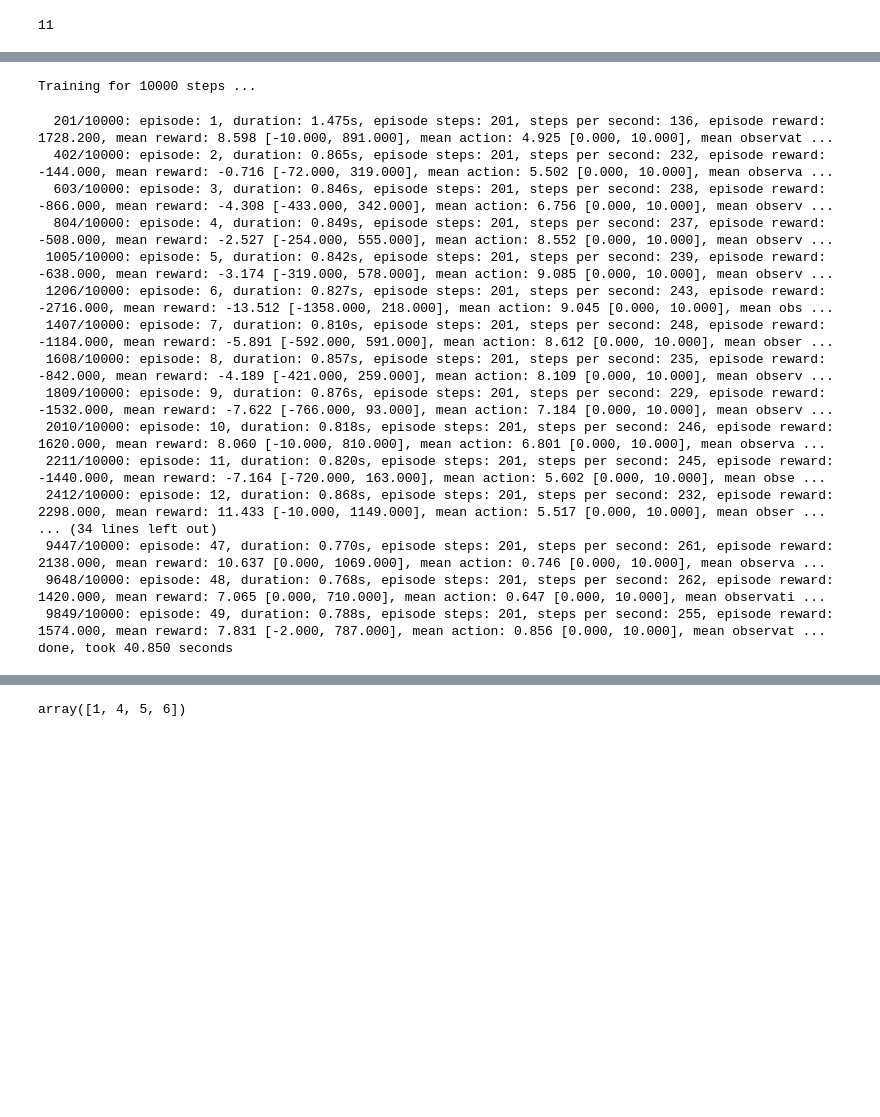
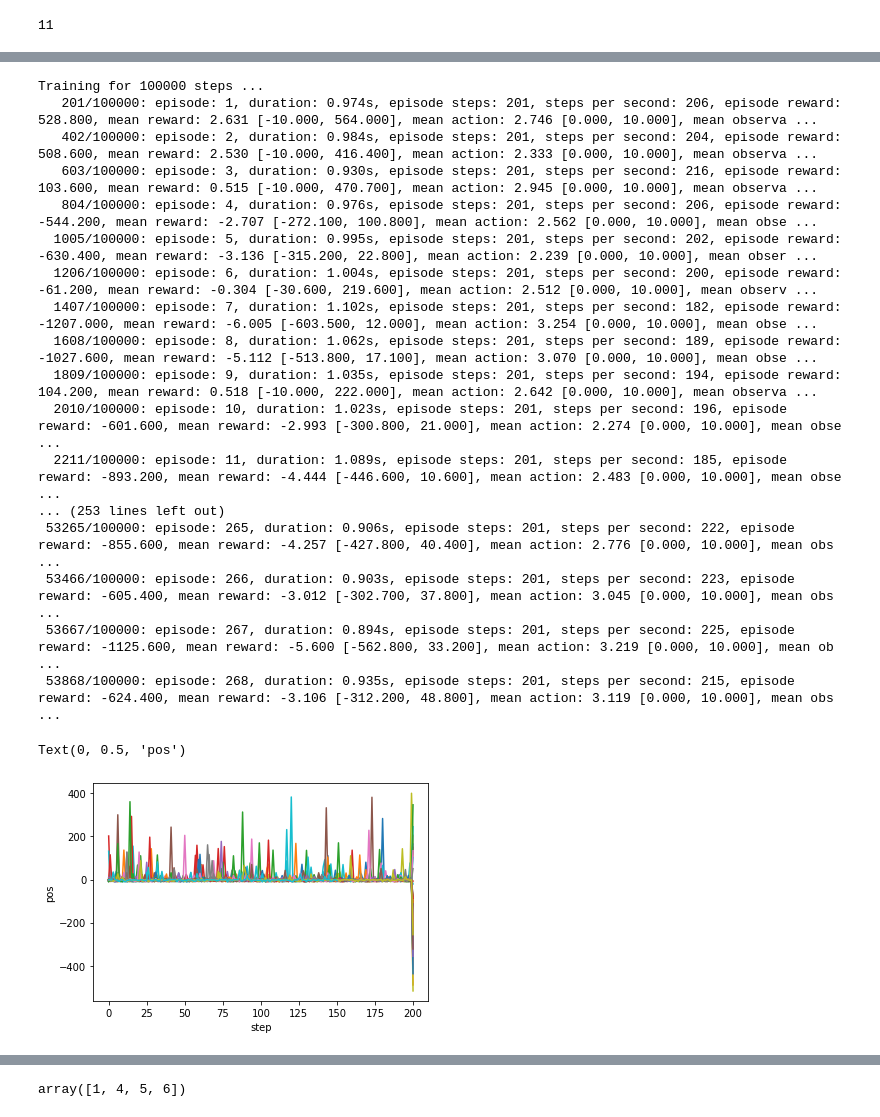
Before and after one commit to TokyoYoshida/GoogleColab, a Jupyter notebook: playground_dqn_keiba.ipynb, the cells around one changed output, grey strips where cells are left out. Cells and saved outputs as stored; diff of their text form; code cells hidden in the pictures; blank space fills up the shorter version.

```diff
--- a/playground_dqn_keiba.ipynb
+++ b/playground_dqn_keiba.ipynb
@@ -348,29 +375,37 @@ pd.DataFrame({"dummy":1},index=[0]).to_csv("h5f/save_start.csv")
 # 定義課題環境に対して、アルゴリズムの学習を実行 （必要に応じて適切なCallbackも定義、設定可能）
 # 上記Processorクラスの適切な設定によって、Agent-環境間の入出力を通して設計課題に対しての学習が進行
 # dqn.fit(env, nb_steps=50000, visualize=False, callbacks=[early_stop], verbose=2)
-dqn.fit(env, nb_steps=10000, visualize=False, verbose=2)
-# 学習後のモデルの重みの出力
-dqn.save_weights("h5f/my_dqn_weights_try_modify_reward.h5f", overwrite=True)
+dqn.fit(env, nb_steps=100000, visualize=False, callbacks=[cb_ep], verbose=2)
 # %% [output]
-Training for 10000 steps ...
+Training for 100000 steps ...
+   201/100000: episode: 1, duration: 0.974s, episode steps: 201, steps per second: 206, episode reward: 528.800, mean reward: 2.631 [-10.000, 564.000], mean action: 2.746 [0.000, 10.000], mean observa ...
+   402/100000: episode: 2, duration: 0.984s, episode steps: 201, steps per second: 204, episode reward: 508.600, mean reward: 2.530 [-10.000, 416.400], mean action: 2.333 [0.000, 10.000], mean observa ...
+   603/100000: episode: 3, duration: 0.930s, episode steps: 201, steps per second: 216, episode reward: 103.600, mean reward: 0.515 [-10.000, 470.700], mean action: 2.945 [0.000, 10.000], mean observa ...
+   804/100000: episode: 4, duration: 0.976s, episode steps: 201, steps per second: 206, episode reward: -544.200, mean reward: -2.707 [-272.100, 100.800], mean action: 2.562 [0.000, 10.000], mean obse ...
+  1005/100000: episode: 5, duration: 0.995s, episode steps: 201, steps per second: 202, episode reward: -630.400, mean reward: -3.136 [-315.200, 22.800], mean action: 2.239 [0.000, 10.000], mean obser ...
+  1206/100000: episode: 6, duration: 1.004s, episode steps: 201, steps per second: 200, episode reward: -61.200, mean reward: -0.304 [-30.600, 219.600], mean action: 2.512 [0.000, 10.000], mean observ ...
+  1407/100000: episode: 7, duration: 1.102s, episode steps: 201, steps per second: 182, episode reward: -1207.000, mean reward: -6.005 [-603.500, 12.000], mean action: 3.254 [0.000, 10.000], mean obse ...
+  1608/100000: episode: 8, duration: 1.062s, episode steps: 201, steps per second: 189, episode reward: -1027.600, mean reward: -5.112 [-513.800, 17.100], mean action: 3.070 [0.000, 10.000], mean obse ...
+  1809/100000: episode: 9, duration: 1.035s, episode steps: 201, steps per second: 194, episode reward: 104.200, mean reward: 0.518 [-10.000, 222.000], mean action: 2.642 [0.000, 10.000], mean observa ...
+  2010/100000: episode: 10, duration: 1.023s, episode steps: 201, steps per second: 196, episode reward: -601.600, mean reward: -2.993 [-300.800, 21.000], mean action: 2.274 [0.000, 10.000], mean obse ...
+  2211/100000: episode: 11, duration: 1.089s, episode steps: 201, steps per second: 185, episode reward: -893.200, mean reward: -4.444 [-446.600, 10.600], mean action: 2.483 [0.000, 10.000], mean obse ...
+... (253 lines left out)
+ 53265/100000: episode: 265, duration: 0.906s, episode steps: 201, steps per second: 222, episode reward: -855.600, mean reward: -4.257 [-427.800, 40.400], mean action: 2.776 [0.000, 10.000], mean obs ...
+ 53466/100000: episode: 266, duration: 0.903s, episode steps: 201, steps per second: 223, episode reward: -605.400, mean reward: -3.012 [-302.700, 37.800], mean action: 3.045 [0.000, 10.000], mean obs ...
+ 53667/100000: episode: 267, duration: 0.894s, episode steps: 201, steps per second: 225, episode reward: -1125.600, mean reward: -5.600 [-562.800, 33.200], mean action: 3.219 [0.000, 10.000], mean ob ...
+ 53868/100000: episode: 268, duration: 0.935s, episode steps: 201, steps per second: 215, episode reward: -624.400, mean reward: -3.106 [-312.200, 48.800], mean action: 3.119 [0.000, 10.000], mean obs ...
-  201/10000: episode: 1, duration: 1.475s, episode steps: 201, steps per second: 136, episode reward: 1728.200, mean reward: 8.598 [-10.000, 891.000], mean action: 4.925 [0.000, 10.000], mean observat ...
-  402/10000: episode: 2, duration: 0.865s, episode steps: 201, steps per second: 232, episode reward: -144.000, mean reward: -0.716 [-72.000, 319.000], mean action: 5.502 [0.000, 10.000], mean observa ...
-  603/10000: episode: 3, duration: 0.846s, episode steps: 201, steps per second: 238, episode reward: -866.000, mean reward: -4.308 [-433.000, 342.000], mean action: 6.756 [0.000, 10.000], mean observ ...
-  804/10000: episode: 4, duration: 0.849s, episode steps: 201, steps per second: 237, episode reward: -508.000, mean reward: -2.527 [-254.000, 555.000], mean action: 8.552 [0.000, 10.000], mean observ ...
- 1005/10000: episode: 5, duration: 0.842s, episode steps: 201, steps per second: 239, episode reward: -638.000, mean reward: -3.174 [-319.000, 578.000], mean action: 9.085 [0.000, 10.000], mean observ ...
- 1206/10000: episode: 6, duration: 0.827s, episode steps: 201, steps per second: 243, episode reward: -2716.000, mean reward: -13.512 [-1358.000, 218.000], mean action: 9.045 [0.000, 10.000], mean obs ...
- 1407/10000: episode: 7, duration: 0.810s, episode steps: 201, steps per second: 248, episode reward: -1184.000, mean reward: -5.891 [-592.000, 591.000], mean action: 8.612 [0.000, 10.000], mean obser ...
- 1608/10000: episode: 8, duration: 0.857s, episode steps: 201, steps per second: 235, episode reward: -842.000, mean reward: -4.189 [-421.000, 259.000], mean action: 8.109 [0.000, 10.000], mean observ ...
- 1809/10000: episode: 9, duration: 0.876s, episode steps: 201, steps per second: 229, episode reward: -1532.000, mean reward: -7.622 [-766.000, 93.000], mean action: 7.184 [0.000, 10.000], mean observ ...
- 2010/10000: episode: 10, duration: 0.818s, episode steps: 201, steps per second: 246, episode reward: 1620.000, mean reward: 8.060 [-10.000, 810.000], mean action: 6.801 [0.000, 10.000], mean observa ...
- 2211/10000: episode: 11, duration: 0.820s, episode steps: 201, steps per second: 245, episode reward: -1440.000, mean reward: -7.164 [-720.000, 163.000], mean action: 5.602 [0.000, 10.000], mean obse ...
- 2412/10000: episode: 12, duration: 0.868s, episode steps: 201, steps per second: 232, episode reward: 2298.000, mean reward: 11.433 [-10.000, 1149.000], mean action: 5.517 [0.000, 10.000], mean obser ...
-... (34 lines left out)
- 9447/10000: episode: 47, duration: 0.770s, episode steps: 201, steps per second: 261, episode reward: 2138.000, mean reward: 10.637 [0.000, 1069.000], mean action: 0.746 [0.000, 10.000], mean observa ...
- 9648/10000: episode: 48, duration: 0.768s, episode steps: 201, steps per second: 262, episode reward: 1420.000, mean reward: 7.065 [0.000, 710.000], mean action: 0.647 [0.000, 10.000], mean observati ...
- 9849/10000: episode: 49, duration: 0.788s, episode steps: 201, steps per second: 255, episode reward: 1574.000, mean reward: 7.831 [-2.000, 787.000], mean action: 0.856 [0.000, 10.000], mean observat ...
-done, took 40.850 seconds
 # %%
 # 学習後のモデルの重みの出力
 dqn.save_weights("h5f/my_dqn_weights_try_modify_reward.h5f", overwrite=True)
+# %%
+%matplotlib inline
+import matplotlib.pyplot as plt
+
+for obs in cb_ep.rewards.values():
+    plt.plot([o for o in obs])
+plt.xlabel("step")
+plt.ylabel("pos")
+# %% [output]
+Text(0, 0.5, 'pos')
+[figure, added]
 # %%
```
Also changed, not shown: parts of 16 cells of this notebook.
